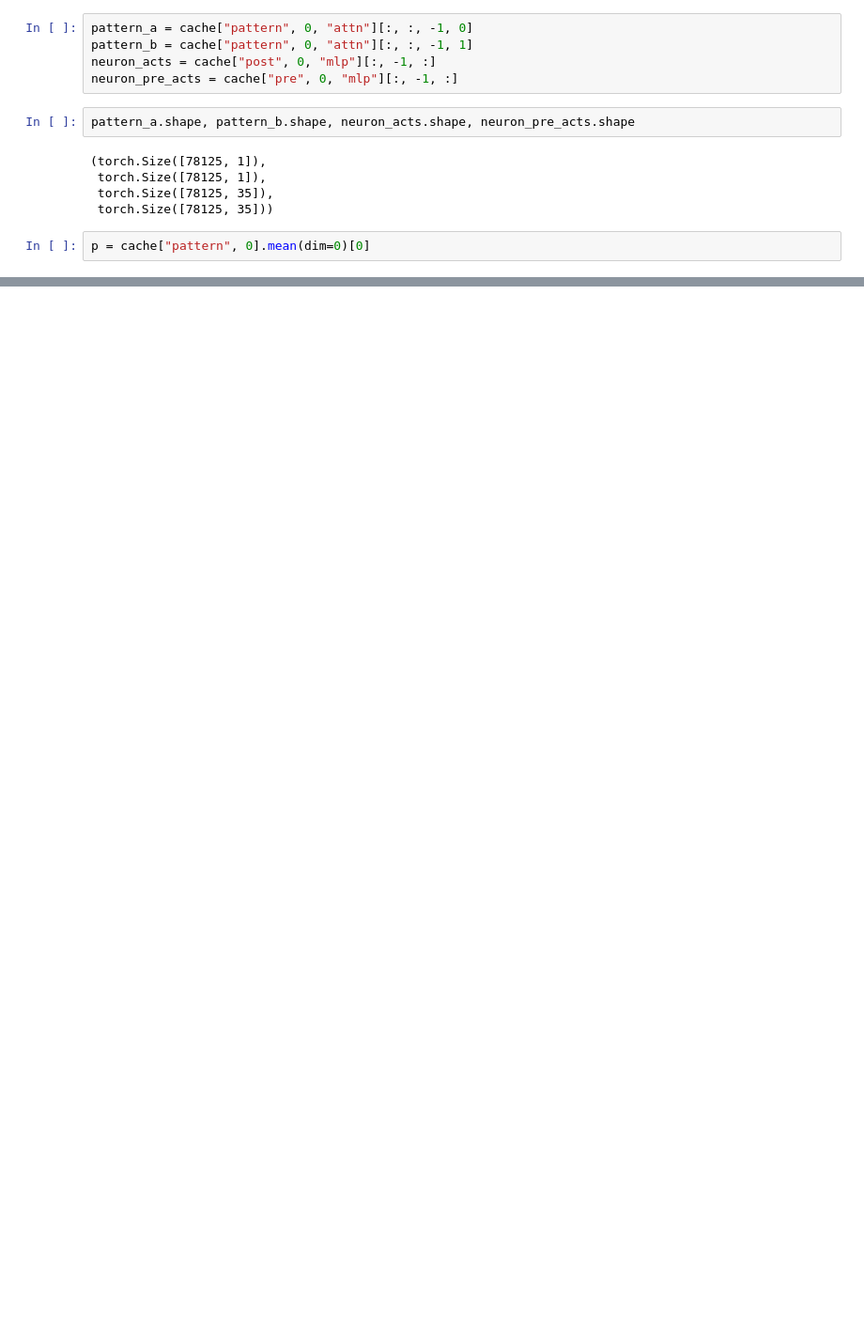
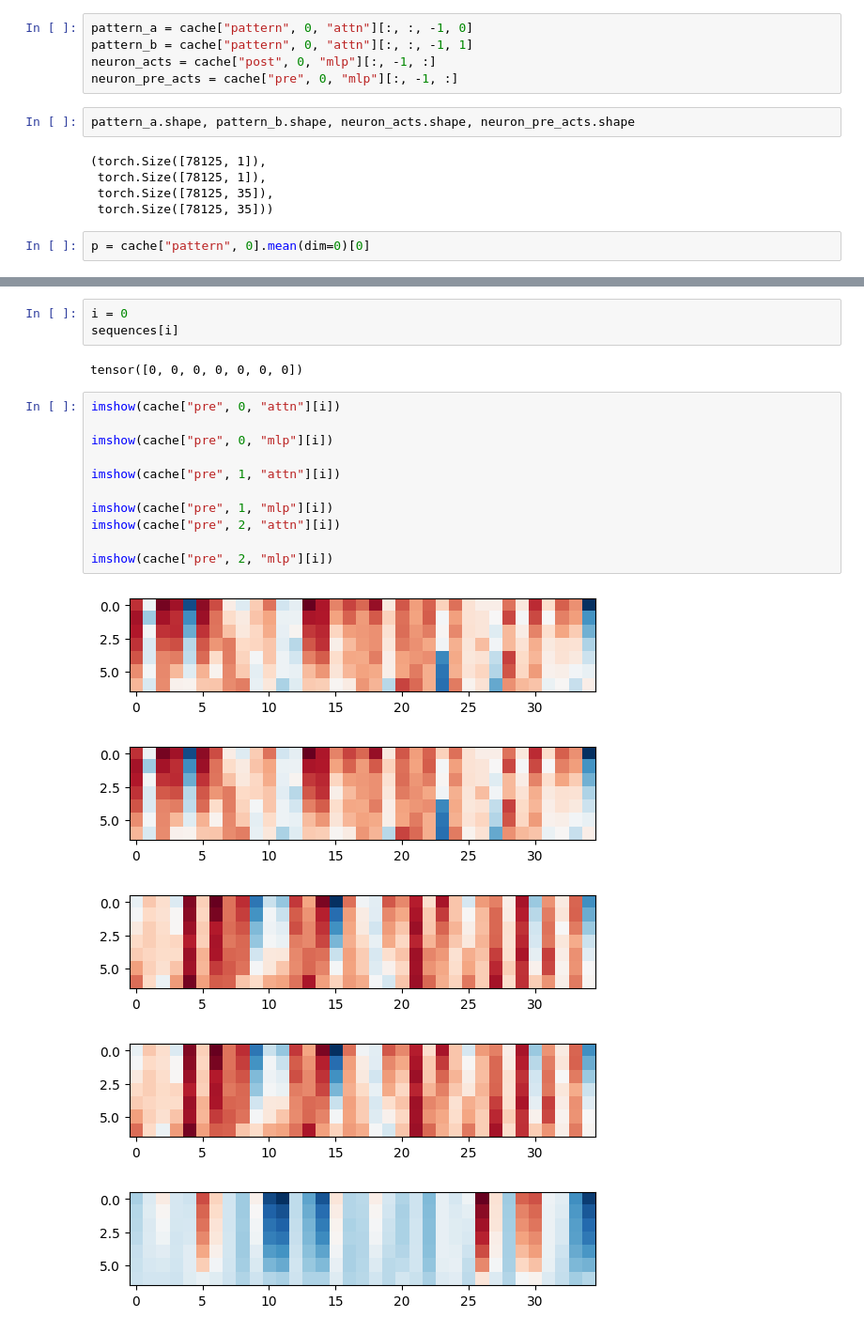
Before and after one commit to leonardbereska/sortinterp, a Jupyter notebook: analyze_model.ipynb, the cells around one changed output, grey strips where cells are left out. Shown: that part at 94% size. Saved outputs shown, nothing was run; the diff lists cells and outputs as text; blank space fills up the shorter version.

```diff
--- a/analyze_model.ipynb
+++ b/analyze_model.ipynb
@@ -114,0 +187,22 @@ imshow(p, xaxis="neurons", yaxis="input")
+# %%
+i = 0
+sequences[i]
+# %% [output]
+tensor([0, 0, 0, 0, 0, 0, 0])
+# %%
+imshow(cache["pre", 0, "attn"][i])
+
+imshow(cache["pre", 0, "mlp"][i])
+
+imshow(cache["pre", 1, "attn"][i])
+
+imshow(cache["pre", 1, "mlp"][i])
+imshow(cache["pre", 2, "attn"][i])
+
+imshow(cache["pre", 2, "mlp"][i])
+# %% [output]
+[figure, added]
+[figure, added]
+[figure, added]
+[figure, added]
+[figure, added]
```
Also changed, not shown: parts of 15 cells of this notebook, 5 other files.
